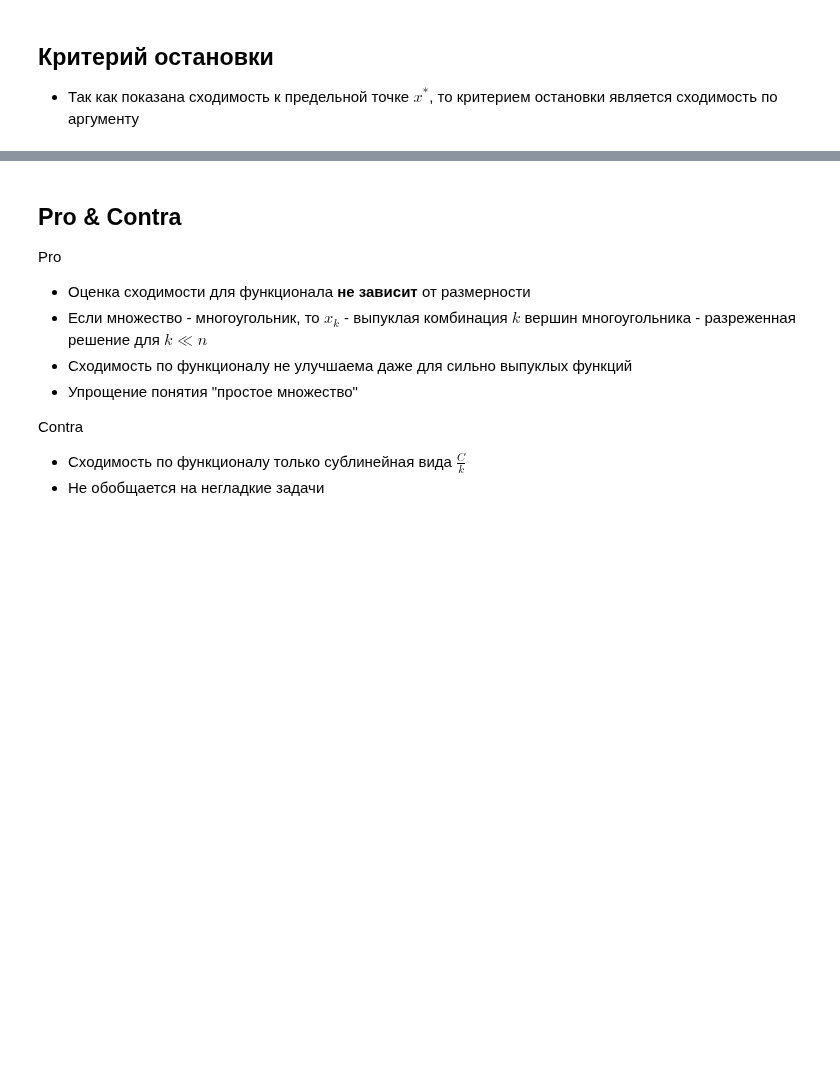
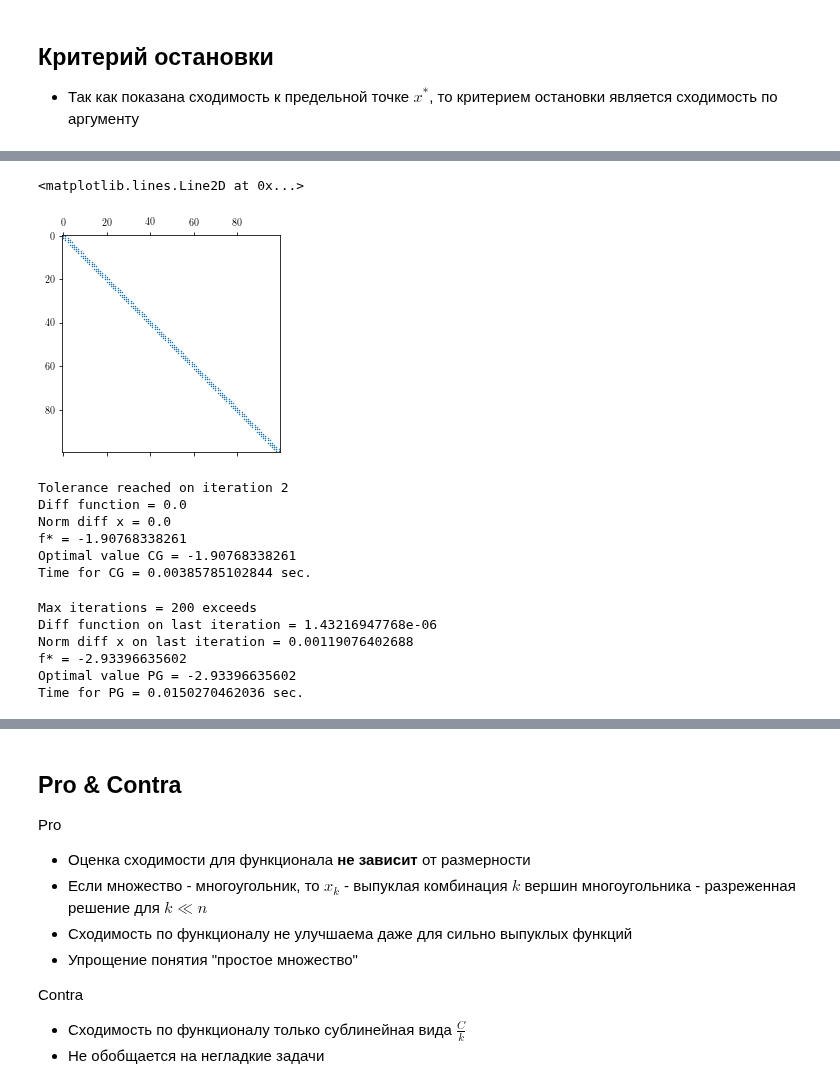
Before and after one commit to amkatrutsa/optimization_course, a Jupyter notebook: 19-SimpleStructureSet/Seminar19.ipynb, the cells around one changed output, grey strips where cells are left out. Saved outputs shown, nothing was run; the diff lists cells and outputs as text; code cells hidden in the pictures; blank space fills up the shorter version.

```diff
--- a/19-SimpleStructureSet/Seminar19.ipynb
+++ b/19-SimpleStructureSet/Seminar19.ipynb
@@ -215,0 +367,49 @@ $$
+# %%
+import scipy.sparse as scsp
+
+n = 100
+main_diag = np.random.randn(n)
+subdiag = np.random.rand(n - 1)
+A = scsp.diags([subdiag, main_diag, subdiag], [-1, 0, 1])
+A = A + 1 * scsp.eye(n)
+plt.spy(A, markersize=0.5)
+# print(scsp.linalg.eigs(A, k=n-2)[0])
+# %% [output]
+<matplotlib.lines.Line2D at 0x...>
+[figure, added]
+# %%
+x0 = np.random.rand(n)
+x0 = x0 / x0.sum()
+cg = ssopt.CondGD(maxiter=200, tol=1e-10)
+hist_cg = []
+def callback_cg(x):
+    hist_cg.append(x)
+res = cg.solve(f, grad_f, linsolver, x0, {"A": A, "callback": callback_cg, "disp": 0})
+x_cg = res["x"]
+time_cg = res["time"]
+print("Optimal value CG =", f(x_cg, {"A": A}))
+print("Time for CG =", time_cg, "sec.")
+# %% [output]
+Tolerance reached on iteration 2
+Diff function = 0.0
+Norm diff x = 0.0
+f* = -1.90768338261
+Optimal value CG = -1.90768338261
+Time for CG = 0.00385785102844 sec.
+# %%
+pg = ssopt.ProjGD(maxiter=200, tol=1e-10)
+hist_pg = []
+def callback_pg(x):
+    hist_pg.append(x)
+res = pg.solve(f, grad_f, projection, x0, {"A": A, "callback": callback_pg, "disp": 0})
+x_pg = res["x"]
+time_pg = res["time"]
+print("Optimal value PG =", f(x_pg, {"A": A}))
+print("Time for PG =", time_pg, "sec.")
+# %% [output]
+Max iterations = 200 exceeds
+Diff function on last iteration = 1.43216947768e-06
+Norm diff x on last iteration = 0.00119076402688
+f* = -2.93396635602
+Optimal value PG = -2.93396635602
+Time for PG = 0.0150270462036 sec.
```
Also changed, not shown: parts of 15 cells of this notebook.
